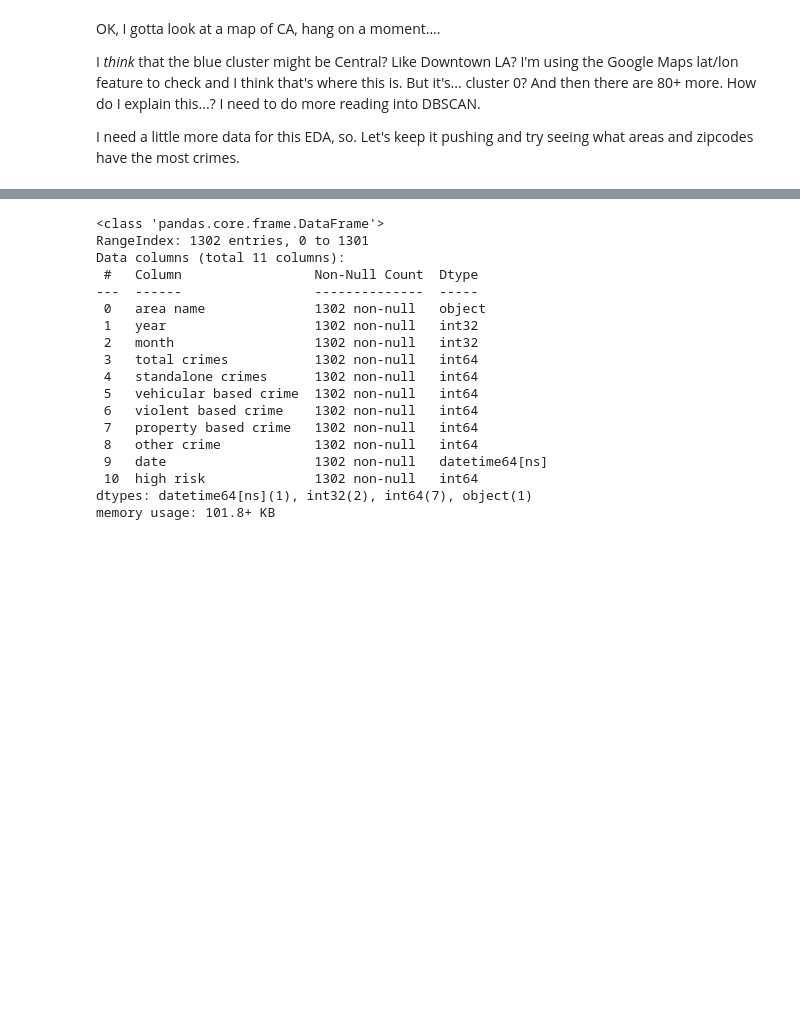
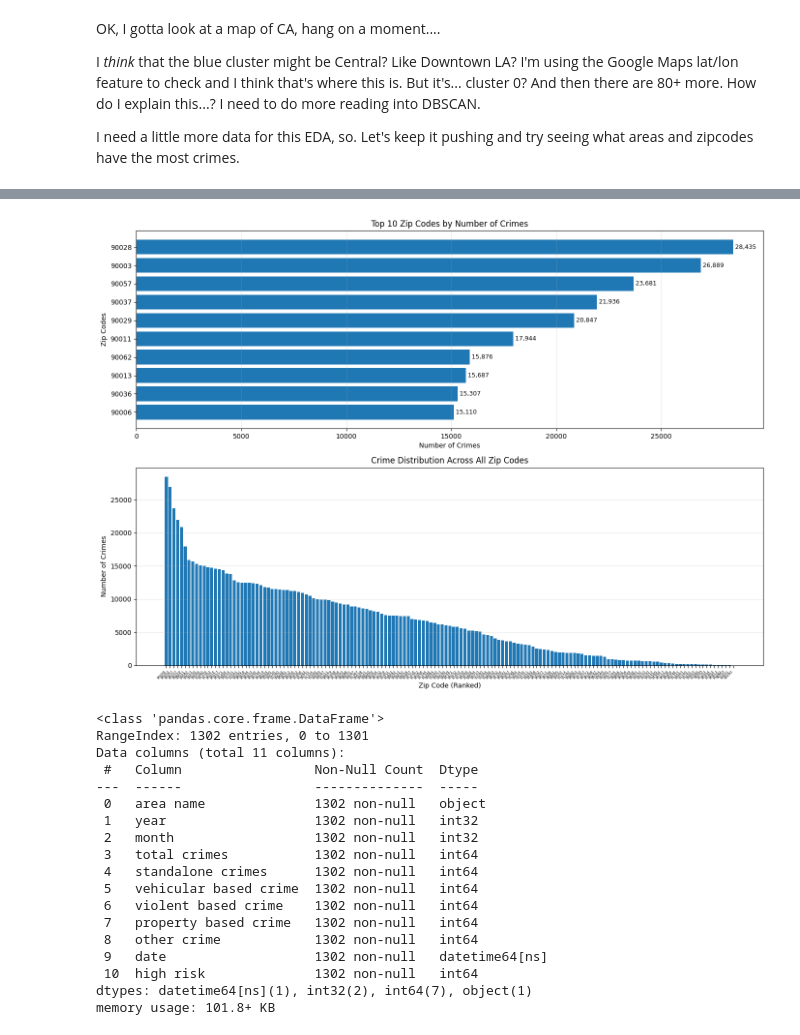
Before and after one commit to TheFoolOrpheus/DAT-490-Capstone, a Jupyter notebook: LACrime.ipynb, the cells around one changed output, grey strips where cells are left out. Cells and saved outputs as stored; diff of their text form; code cells hidden in the pictures; blank space fills up the shorter version.

```diff
--- a/LACrime.ipynb
+++ b/LACrime.ipynb
@@ -1154,3 +1194,29 @@ Length: 151, dtype: int64
+# %%
+fig, axes = plt.subplots(2, 1, figsize=(14,10))
+topzips = zipcounts.head(10)
+axes[0].barh(range(len(topzips)), topzips.values)
+axes[0].set_yticks(range(len(topzips)))
+axes[0].set_yticklabels(topzips.index)
+axes[0].set_xlabel('Number of Crimes')
+axes[0].set_ylabel('Zip Codes')
+axes[0].set_title('Top 10 Zip Codes by Number of Crimes')
+axes[0].invert_yaxis()
+axes[0].grid(axis = 'x', alpha = .3)
+
+for i, v in enumerate(topzips.values):
+    axes[0].text(v, i, f' {v:,}', va='center', fontsize=9)
+
+axes[1].bar(range(len(zipcounts)), zipcounts.values)
+axes[1].set_xticks(range(len(zipcounts)), zipcounts.index, rotation=45, ha='right', fontsize = 5)
+axes[1].set_xlabel('Zip Code (Ranked)')
+axes[1].set_ylabel('Number of Crimes')
+axes[1].set_title('Crime Distribution Across All Zip Codes')
+axes[1].grid(axis = 'y', alpha = .3)
+
+plt.tight_layout()
+plt.show()
+# %% [output]
+[figure, added]
 # %%
 ######## INFERENTIAL STATISTICS ########
 # %%
```
Also changed, not shown: parts of 3 cells of this notebook.
